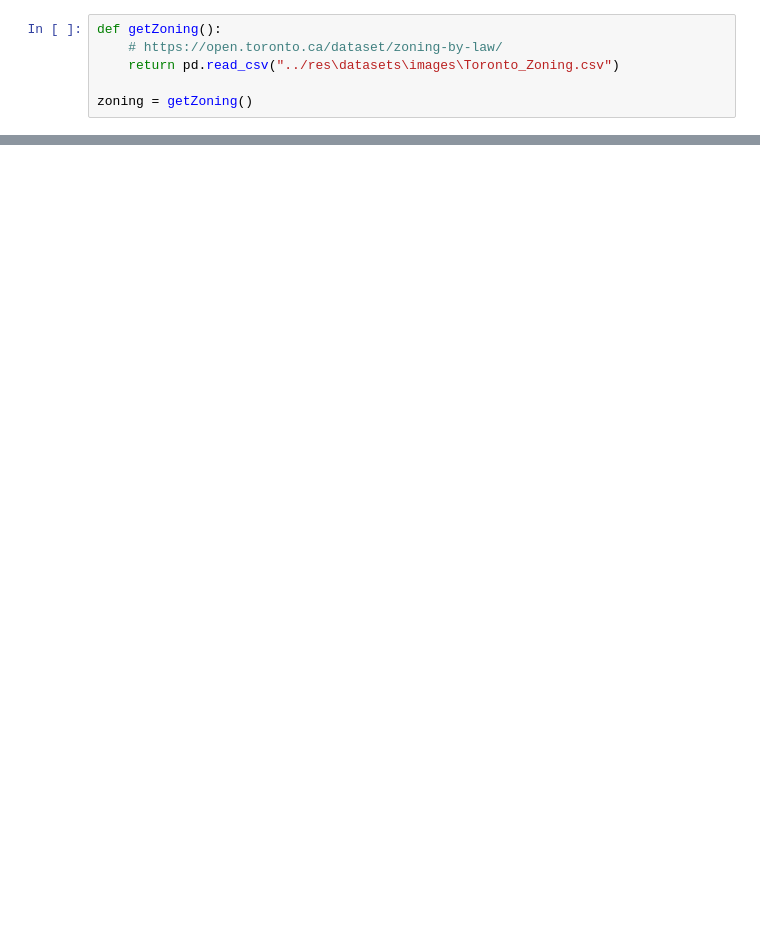
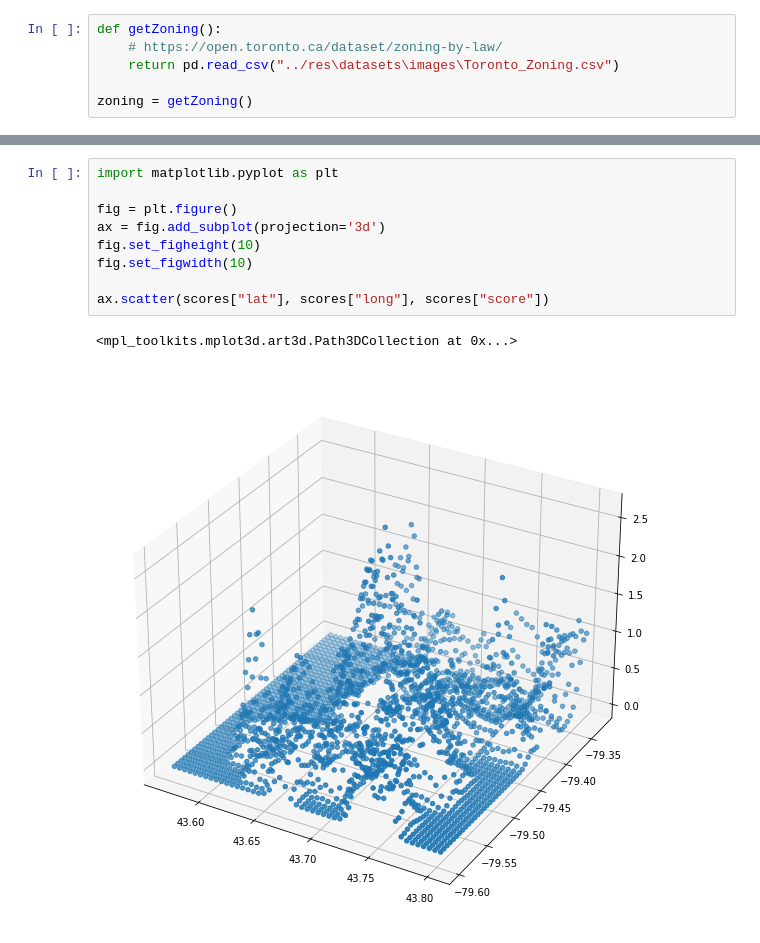
Before and after one commit to geotrieu/transit-ai, a Jupyter notebook: src/preprocessing.ipynb, the cells around one changed output, grey strips where cells are left out. Saved outputs shown, nothing was run; the diff lists cells and outputs as text; blank space fills up the shorter version.

```diff
--- a/src/preprocessing.ipynb
+++ b/src/preprocessing.ipynb
@@ -60,0 +181,12 @@ zoning
+# %%
+import matplotlib.pyplot as plt
+
+fig = plt.figure()
+ax = fig.add_subplot(projection='3d')
+fig.set_figheight(10)
+fig.set_figwidth(10)
+
+ax.scatter(scores["lat"], scores["long"], scores["score"])
+# %% [output]
+<mpl_toolkits.mplot3d.art3d.Path3DCollection at 0x...>
+[figure, added]
```
Also changed, not shown: parts of 16 cells of this notebook.
